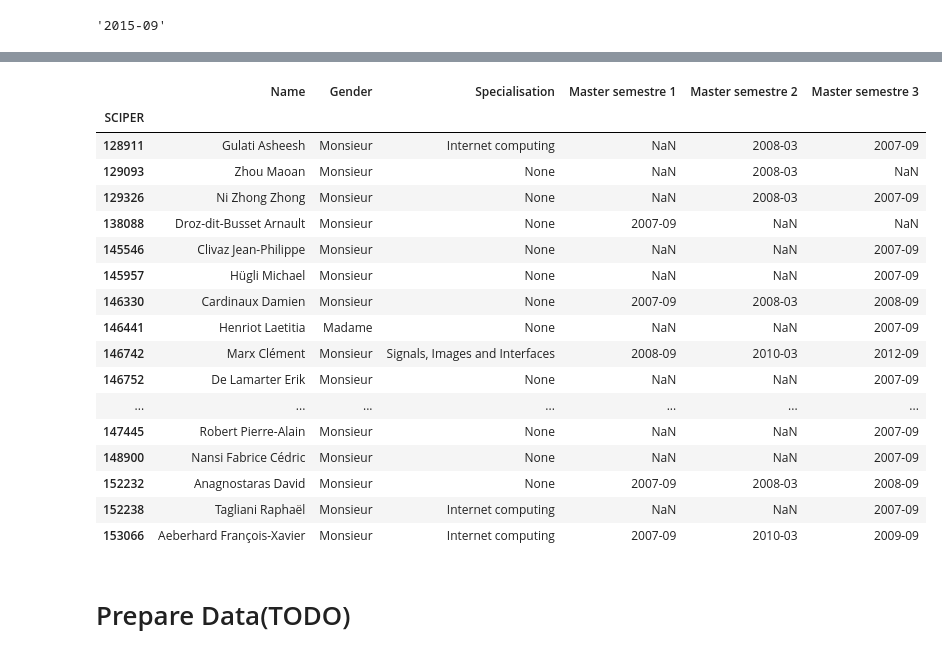
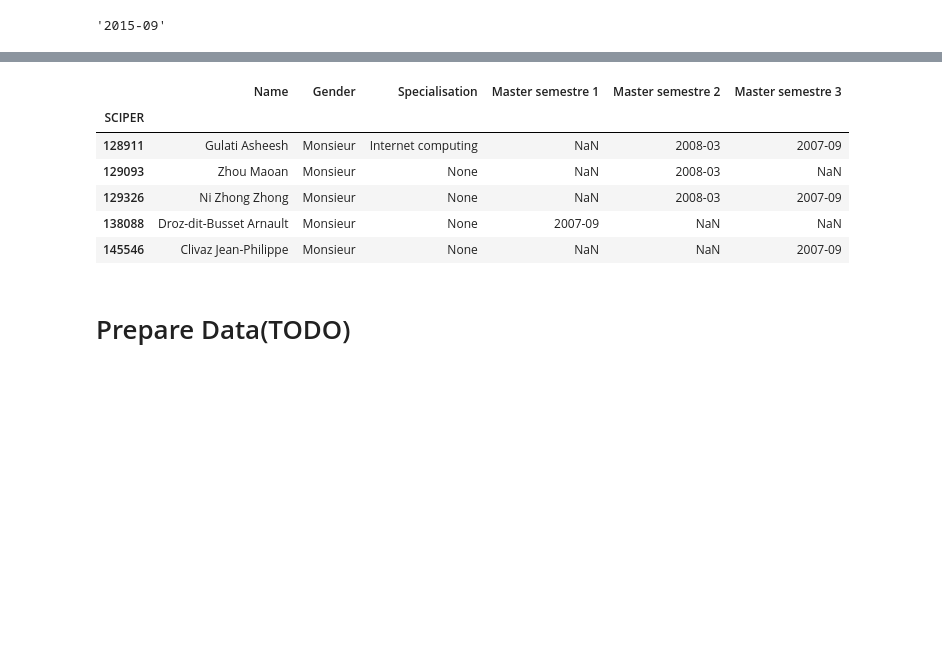
Before and after one commit to BeforeRain/ADA-homework, a Jupyter notebook: 02 - Data from the Web/Assignment2.ipynb, the cells around one changed output, grey strips where cells are left out. Saved outputs shown, nothing was run; the diff lists cells and outputs as text; code cells hidden in the pictures; blank space fills up the shorter version.

```diff
--- a/02 - Data from the Web/Assignment2.ipynb
+++ b/02 - Data from the Web/Assignment2.ipynb
@@ -103,6 +107,2 @@ def build_student_dict(statuses):
                         d[sciper][status] = sem_start_date(year, sem)
     return d
-# %%
-master_statuses = ['Master semestre 1', 'Master semestre 2', 'Master semestre 3']
-master_dict = build_student_dict(master_statuses)
-master_dict
@@ -127,27 +109,25 @@ master_dict
+# %%
+# TODO: persist master_dict using pickle
+master_statuses = ['Master semestre 1', 'Master semestre 2', 'Master semestre 3']
+
+try:
+    master_dict = pickle.load(open("masters.pickle", "rb"))
+except (FileNotFoundError, OSError, IOError) as e:
+    sys.setrecursionlimit(10000)
+    pickle.dump(master_dict, open("masters.pickle", "wb"))
 # %%
 df = pd.DataFrame.from_dict(master_dict, orient='index')
 df.index.name = "SCIPER"
 df = df[['Name', 'Gender', 'Specialisation', 'Master semestre 1', 'Master semestre 2', 'Master semestre 3']]
-df.head(20)
+df.head()
 # %% [output]
 |  | Name | Gender | Specialisation | Master semestre 1 | Master semestre 2 | Master semestre 3 |
 | SCIPER |  |  |  |  |  |  |
 | 128911 | Gulati Asheesh | Monsieur | Internet computing | NaN | 2008-03 | 2007-09 |
 | 129093 | Zhou Maoan | Monsieur | None | NaN | 2008-03 | NaN |
 | 129326 | Ni Zhong Zhong | Monsieur | None | NaN | 2008-03 | 2007-09 |
 | 138088 | Droz-dit-Busset Arnault | Monsieur | None | 2007-09 | NaN | NaN |
 | 145546 | Clivaz Jean-Philippe | Monsieur | None | NaN | NaN | 2007-09 |
-| 145957 | Hügli Michael | Monsieur | None | NaN | NaN | 2007-09 |
-| 146330 | Cardinaux Damien | Monsieur | None | 2007-09 | 2008-03 | 2008-09 |
-| 146441 | Henriot Laetitia | Madame | None | NaN | NaN | 2007-09 |
-| 146742 | Marx Clément | Monsieur | Signals, Images and Interfaces | 2008-09 | 2010-03 | 2012-09 |
-| 146752 | De Lamarter Erik | Monsieur | None | NaN | NaN | 2007-09 |
-| ... | ... | ... | ... | ... | ... | ... |
-| 147445 | Robert Pierre-Alain | Monsieur | None | NaN | NaN | 2007-09 |
-| 148900 | Nansi Fabrice Cédric | Monsieur | None | NaN | NaN | 2007-09 |
-| 152232 | Anagnostaras David | Monsieur | None | 2007-09 | 2008-03 | 2008-09 |
-| 152238 | Tagliani Raphaël | Monsieur | Internet computing | NaN | NaN | 2007-09 |
-| 153066 | Aeberhard François-Xavier | Monsieur | Internet computing | 2007-09 | 2010-03 | 2009-09 |
 # %% [markdown]
 # Prepare Data(TODO)
 # %% [markdown]
```
Also changed, not shown: parts of 7 cells of this notebook, 1 other file.
